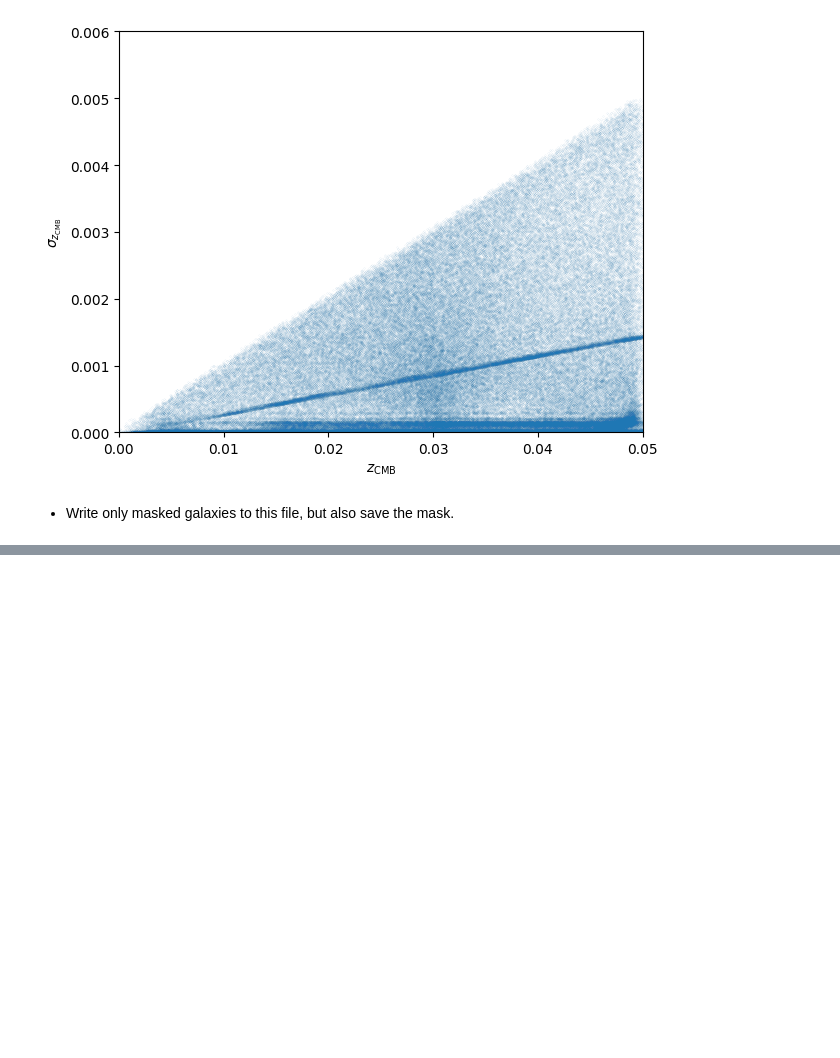
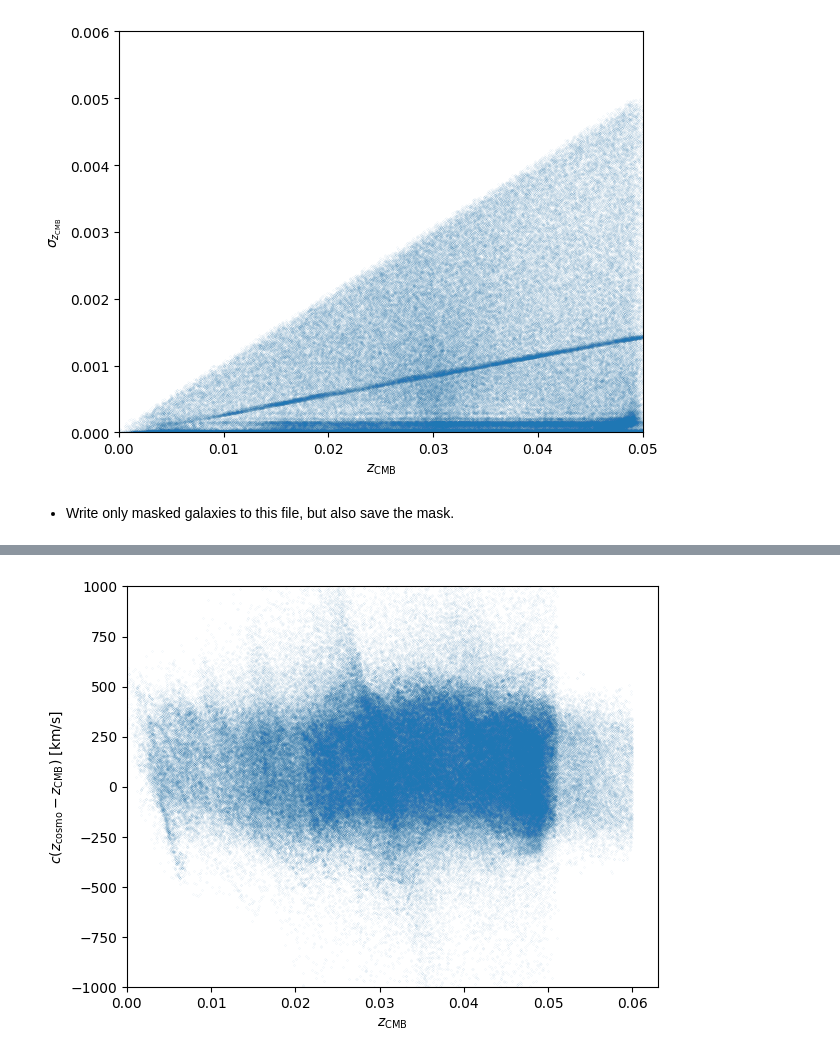
Before and after one commit to Richard-Sti/csiborgtools, a Jupyter notebook: notebooks/flow/process_upglade.ipynb, the cells around one changed output, grey strips where cells are left out. Cells and saved outputs as stored; diff of their text form; code cells hidden in the pictures; blank space fills up the shorter version.

```diff
--- a/notebooks/flow/process_upglade.ipynb
+++ b/notebooks/flow/process_upglade.ipynb
@@ -197,0 +172,13 @@ plt.show()
+# %%
+plt.figure()
+plt.scatter(data["zcmb"], (data["zcosmo"] - data["zcmb"]) * SPEED_OF_LIGHT, s=0.001)
+
+plt.xlabel(r"$z_{\rm CMB}$")
+plt.ylabel(r"$c (z_{\rm cosmo} - z_{\rm CMB}) ~ [\mathrm{km} / \mathrm{s}]$")
+plt.xlim(0)
+plt.ylim(-1000, 1000)
+plt.tight_layout()
+
+plt.show()
+# %% [output]
+[figure, added]
```
Also changed, not shown: parts of 17 cells of this notebook.
